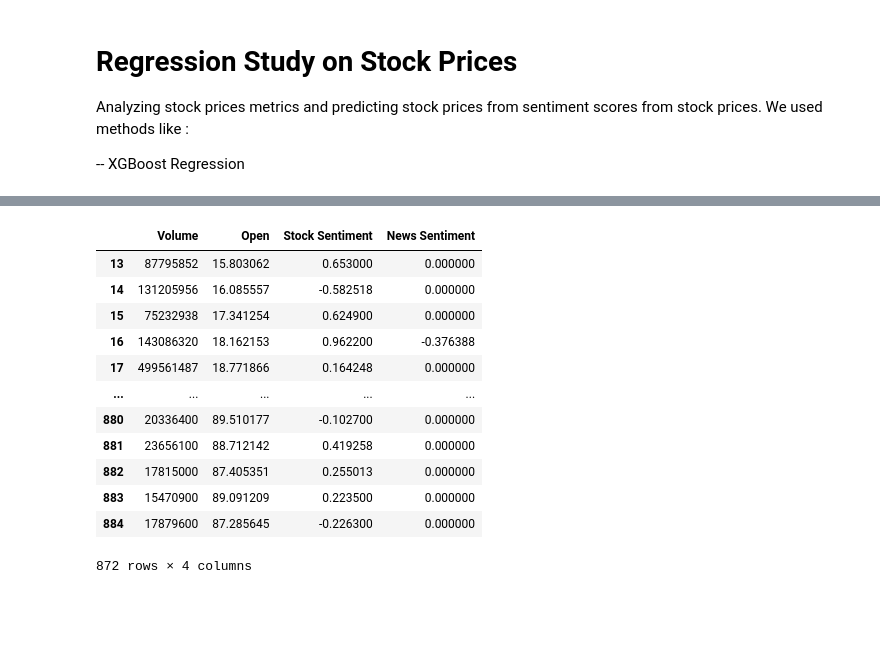
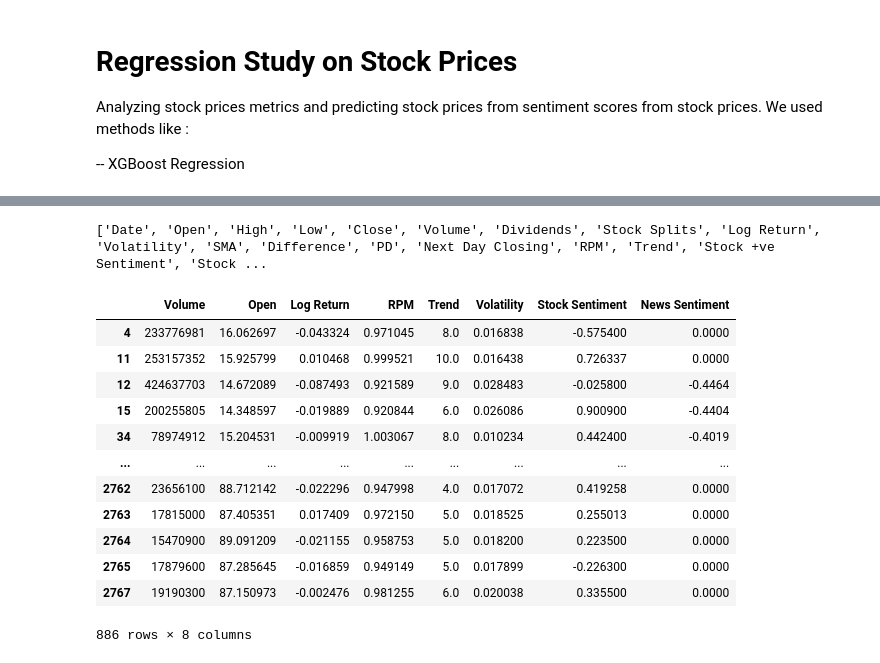
Before and after one commit to rishabhtyagi989/SIGNS_2024, a Jupyter notebook: stock_price_pred_xgb.ipynb, the cells around one changed output, grey strips where cells are left out. Cells and saved outputs as stored; diff of their text form; code cells hidden in the pictures; blank space fills up the shorter version.

```diff
--- a/stock_price_pred_xgb.ipynb
+++ b/stock_price_pred_xgb.ipynb
@@ -185,16 +163,0 @@ print(stock_data['GOOG'].shape)
-# %%
-stock_data['GOOG'][Stock_Features]
-# %% [output]
-|  | Volume | Open | Stock Sentiment | News Sentiment |
-| 13 | 87795852 | 15.803062 | 0.653000 | 0.000000 |
-| 14 | 131205956 | 16.085557 | -0.582518 | 0.000000 |
-| 15 | 75232938 | 17.341254 | 0.624900 | 0.000000 |
-| 16 | 143086320 | 18.162153 | 0.962200 | -0.376388 |
-| 17 | 499561487 | 18.771866 | 0.164248 | 0.000000 |
-| ... | ... | ... | ... | ... |
-| 880 | 20336400 | 89.510177 | -0.102700 | 0.000000 |
-| 881 | 23656100 | 88.712142 | 0.419258 | 0.000000 |
-| 882 | 17815000 | 87.405351 | 0.255013 | 0.000000 |
-| 883 | 15470900 | 89.091209 | 0.223500 | 0.000000 |
-| 884 | 17879600 | 87.285645 | -0.226300 | 0.000000 |
-872 rows × 4 columns
@@ -260,6 +213,34 @@ def plot_predictions(results, target):
         plt.title(f'{ticker} - Predicted vs Actual ({target})')
         plt.legend()
         plt.show()
+# %%
+
+
+print(Xfeatures)
+
+Stock_Features = ['Volume', 'Open', 'Log Return', 'RPM', 'Trend', 'Volatility', 'Stock Sentiment', 'News Sentiment']
+# Stock_Features = ['Volume', 'Log Return', 'Open', 'RPM', 'Trend' 'Volatility', 'Stock Sentiment', 'News Sentiment']
+Stock_Metrics = ['SMA', 'PD', 'Next Day Closing']
+Trends = ['Price Movement']
+
+# print(type(stock_data['GOOG']))
+# print(stock_data['GOOG'].shape)
+stock_data['GOOG'][Stock_Features]
+# %% [output]
+['Date', 'Open', 'High', 'Low', 'Close', 'Volume', 'Dividends', 'Stock Splits', 'Log Return', 'Volatility', 'SMA', 'Difference', 'PD', 'Next Day Closing', 'RPM', 'Trend', 'Stock +ve Sentiment', 'Stock ...
+|  | Volume | Open | Log Return | RPM | Trend | Volatility | Stock Sentiment | News Sentiment |
+| 4 | 233776981 | 16.062697 | -0.043324 | 0.971045 | 8.0 | 0.016838 | -0.575400 | 0.0000 |
+| 11 | 253157352 | 15.925799 | 0.010468 | 0.999521 | 10.0 | 0.016438 | 0.726337 | 0.0000 |
+| 12 | 424637703 | 14.672089 | -0.087493 | 0.921589 | 9.0 | 0.028483 | -0.025800 | -0.4464 |
+| 15 | 200255805 | 14.348597 | -0.019889 | 0.920844 | 6.0 | 0.026086 | 0.900900 | -0.4404 |
+| 34 | 78974912 | 15.204531 | -0.009919 | 1.003067 | 8.0 | 0.010234 | 0.442400 | -0.4019 |
+| ... | ... | ... | ... | ... | ... | ... | ... | ... |
+| 2762 | 23656100 | 88.712142 | -0.022296 | 0.947998 | 4.0 | 0.017072 | 0.419258 | 0.0000 |
+| 2763 | 17815000 | 87.405351 | 0.017409 | 0.972150 | 5.0 | 0.018525 | 0.255013 | 0.0000 |
+| 2764 | 15470900 | 89.091209 | -0.021155 | 0.958753 | 5.0 | 0.018200 | 0.223500 | 0.0000 |
+| 2765 | 17879600 | 87.285645 | -0.016859 | 0.949149 | 5.0 | 0.017899 | -0.226300 | 0.0000 |
+| 2767 | 19190300 | 87.150973 | -0.002476 | 0.981255 | 6.0 | 0.020038 | 0.335500 | 0.0000 |
+886 rows × 8 columns
 # %%
 results = []
 
```
Also changed, not shown: parts of 11 cells of this notebook, 2 other files.
